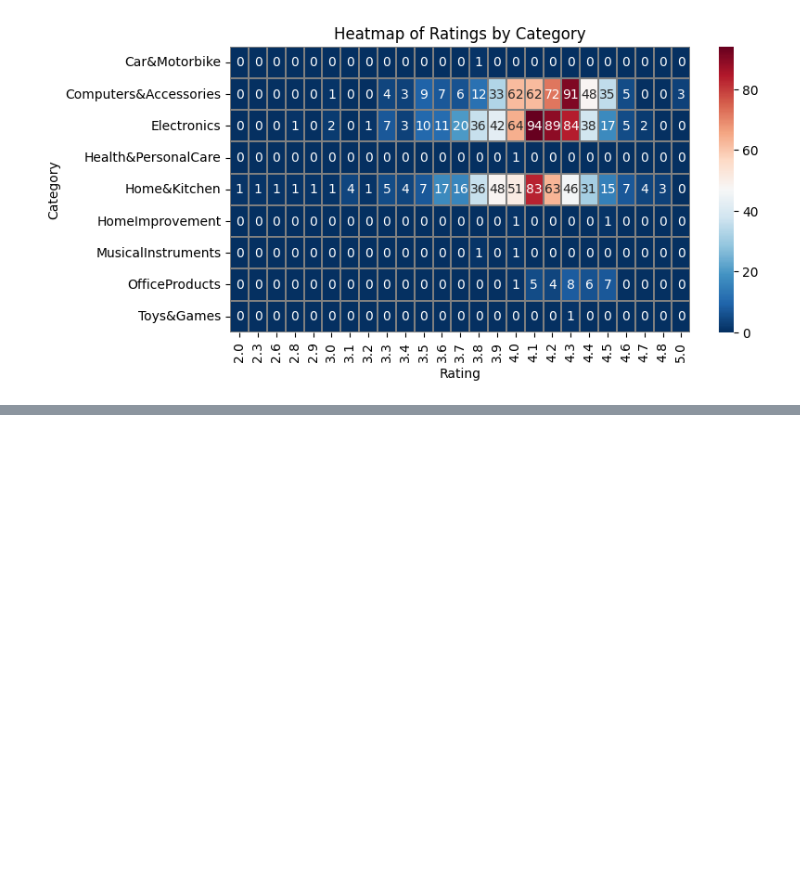
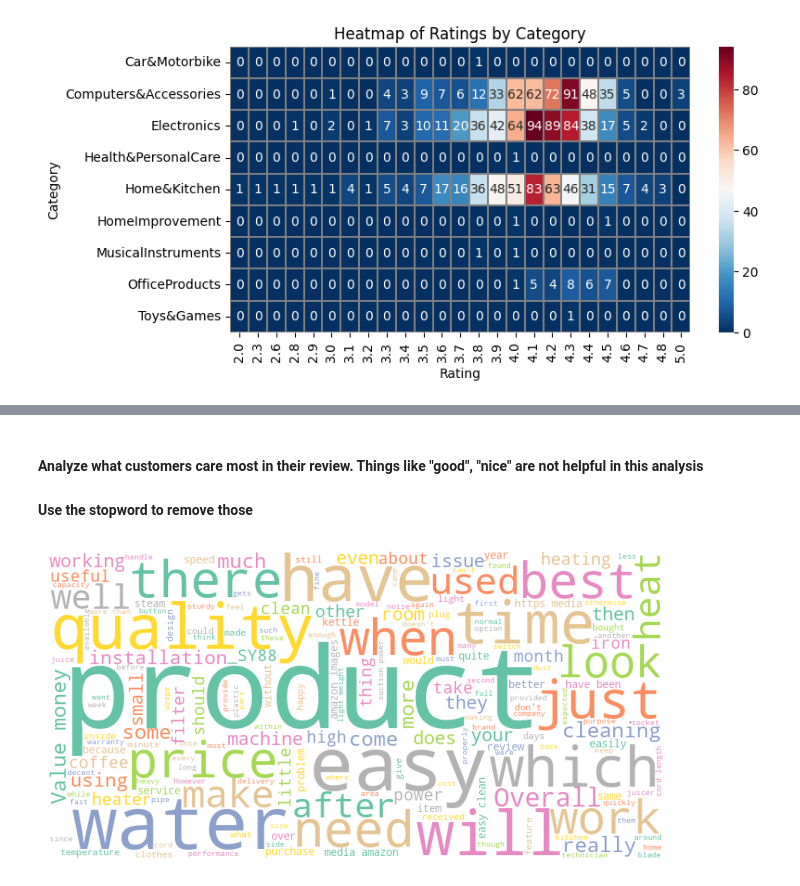
Before and after one commit to Enlightenus/Amazon_sales_analysis, a Jupyter notebook: amazon_analysis.ipynb, the cells around one changed output, grey strips where cells are left out. Saved outputs shown, nothing was run; the diff lists cells and outputs as text; code cells hidden in the pictures; blank space fills up the shorter version.

Commit message:
edit wordcloud

```diff
--- a/amazon_analysis.ipynb
+++ b/amazon_analysis.ipynb
@@ -498,0 +499,16 @@ plt.show()
+# %% [markdown]
+#### Analyze what customers care most in their review. Things like "good", "nice" are not helpful in this analysis
+#### Use the stopword to remove those
+# %%
+# Modifiy selected reviews (home&kitchen category with review >= 3.8) with stopwords
+from wordcloud import WordCloud
+stopwords = set()
+stopwords.update(["good", "nice", "also", "with", "from", "this", "that", "very", "like", "only", "great"])
+
+wordcloud_home_postive = WordCloud(width=800, height=400, background_color='white', colormap = 'Set2', min_font_size=10, min_word_length = 4, stopwords=stopwords).generate(reviews_home_positive)
+plt.figure(figsize=(8, 4))
+plt.imshow(wordcloud_home_postive)
+plt.axis("off")
+plt.show()
+# %% [output]
+[figure, added]
```
Also changed, not shown: parts of 2 cells of this notebook.
